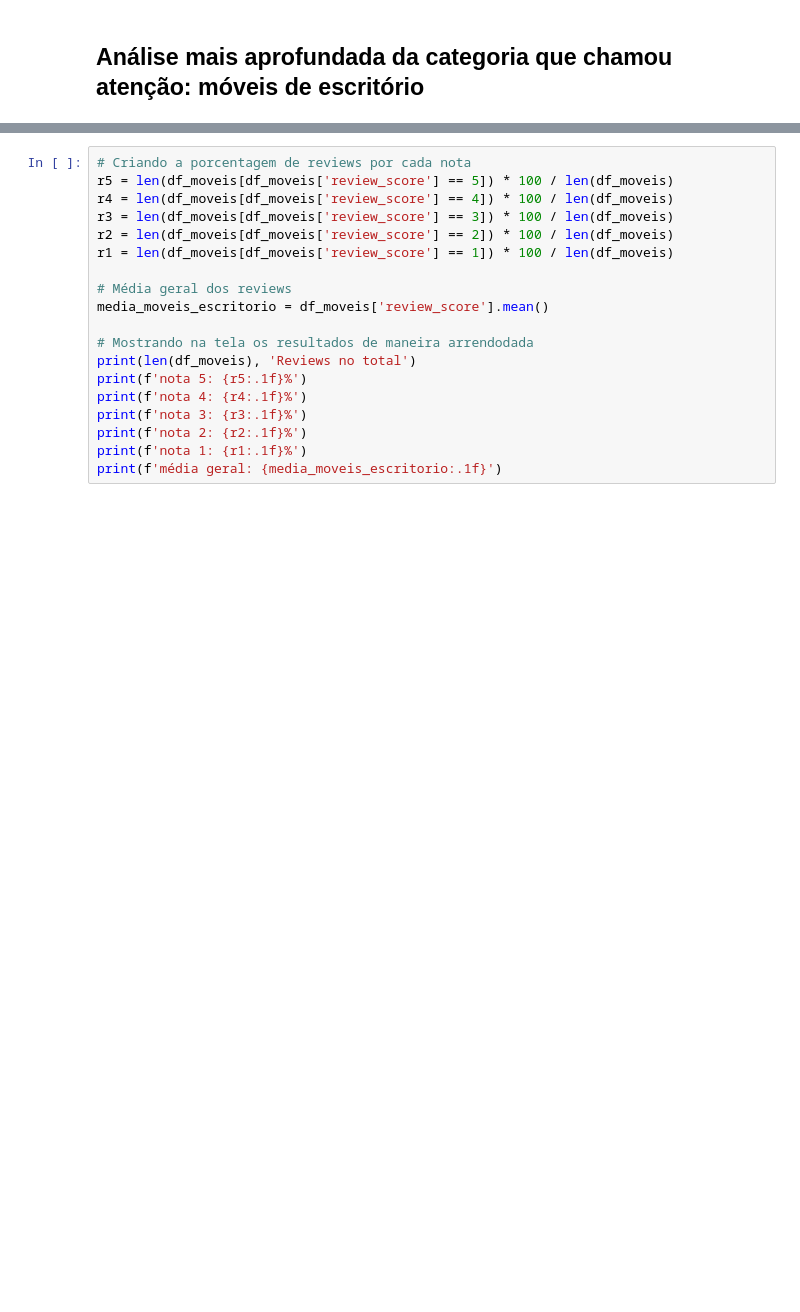
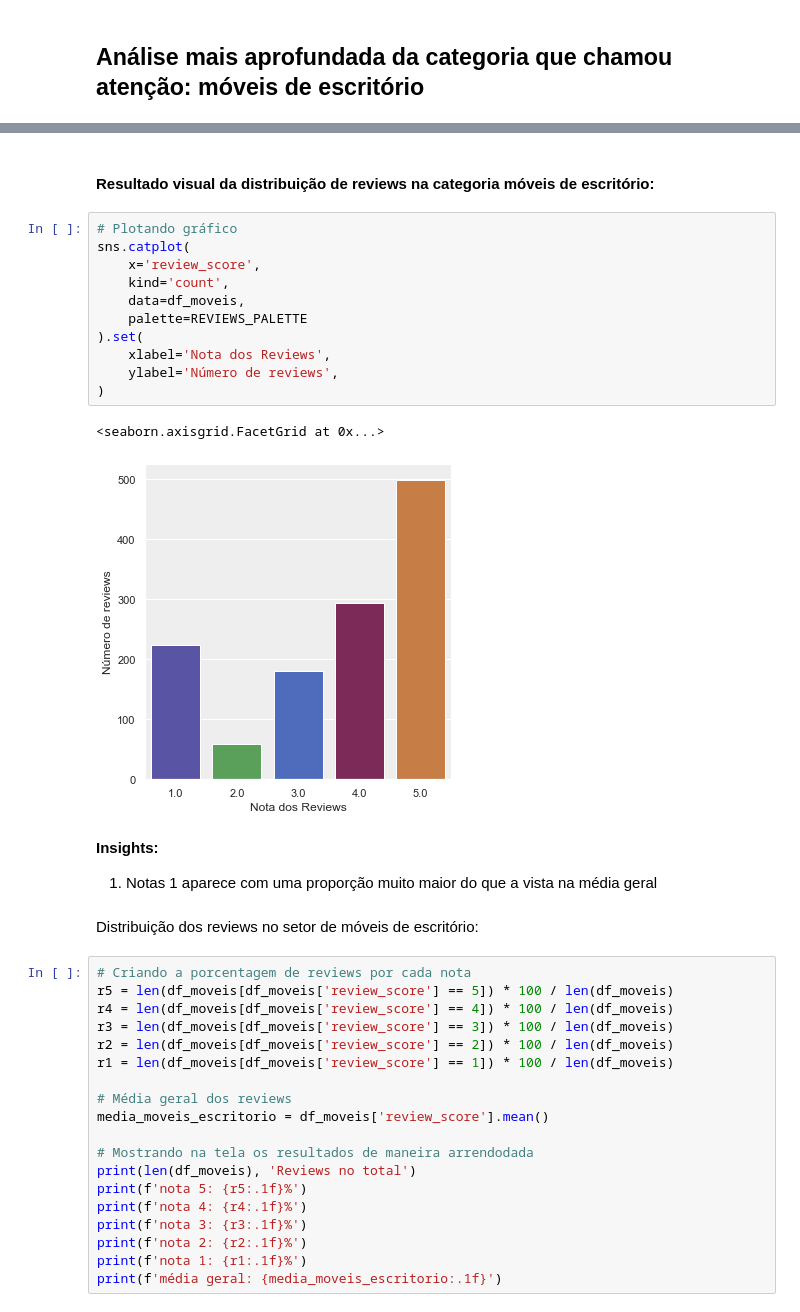
Before and after one commit to petersonrs/projetostack, a Jupyter notebook: analise_exploratoria.ipynb, the cells around one changed output, grey strips where cells are left out. Cells and saved outputs as stored; diff of their text form; blank space fills up the shorter version.

```diff
--- a/analise_exploratoria.ipynb
+++ b/analise_exploratoria.ipynb
@@ -132,3 +120,24 @@ df_moveis = df[df_moveis]
+# %% [markdown]
+<h4> Resultado visual da distribuição de reviews na categoria móveis de escritório: </h4>
+# %%
+# Plotando gráfico
+sns.catplot(
+    x='review_score',
+    kind='count',
+    data=df_moveis,
+    palette=REVIEWS_PALETTE
+).set(
+    xlabel='Nota dos Reviews',
+    ylabel='Número de reviews',
+)
+# %% [output]
+<seaborn.axisgrid.FacetGrid at 0x...>
+[figure, added]
+# %% [markdown]
+<b>Insights:</b>
+1. Notas 1 aparece com uma proporção muito maior do que a  vista na média geral
+# %% [markdown]
+Distribuição dos reviews no setor de móveis de escritório:
 # %%
 # Criando a porcentagem de reviews por cada nota
 r5 = len(df_moveis[df_moveis['review_score'] == 5]) * 100 / len(df_moveis)
```
Also changed, not shown: parts of 69 cells of this notebook, 5 other files.
